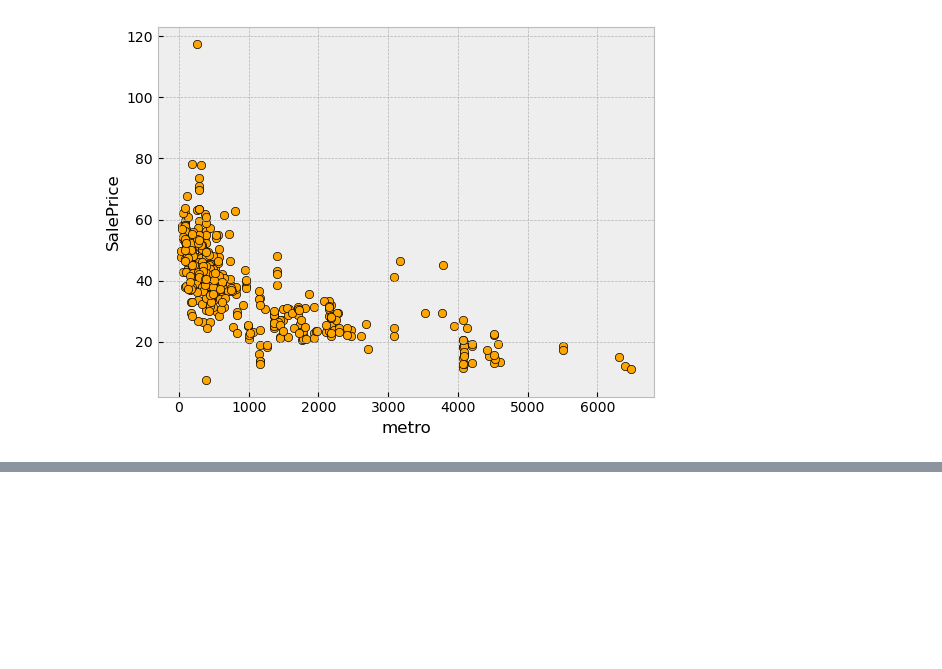
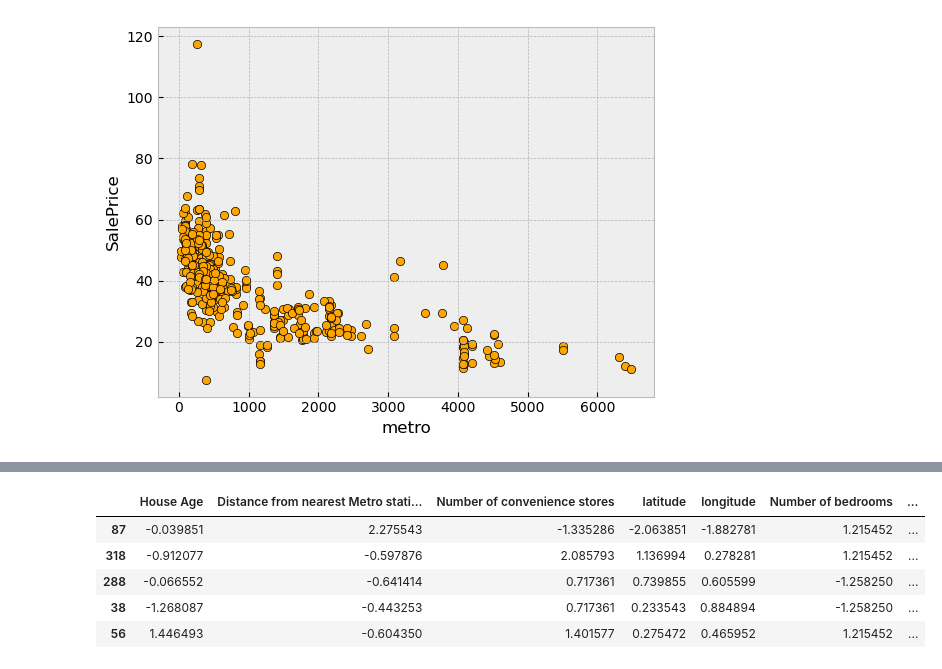
Before and after one commit to panwarcal/house-price-pred, a Jupyter notebook: ml.ipynb, the cells around one changed output, grey strips where cells are left out. Drawn from its saved outputs; the diff is of its cells as text; code cells hidden in the pictures; blank space fills up the shorter version.

```diff
--- a/ml.ipynb
+++ b/ml.ipynb
@@ -148,0 +161,15 @@ plt.xlabel("metro"); plt.ylabel("SalePrice");
+# %%
+from sklearn.preprocessing import StandardScaler
+
+scaler = StandardScaler()
+
+X_train.loc[:, X_train.columns] =scaler.fit_transform(X_train.loc[:, X_train.columns])
+# %%
+X_train.head()
+# %% [output]
+|  | House Age | Distance from nearest Metro stati... | Number of convenience stores | latitude | longitude | Number of bedrooms | ... |
+| 87 | -0.039851 | 2.275543 | -1.335286 | -2.063851 | -1.882781 | 1.215452 | ... |
+| 318 | -0.912077 | -0.597876 | 2.085793 | 1.136994 | 0.278281 | 1.215452 | ... |
+| 288 | -0.066552 | -0.641414 | 0.717361 | 0.739855 | 0.605599 | -1.258250 | ... |
+| 38 | -1.268087 | -0.443253 | 0.717361 | 0.233543 | 0.884894 | -1.258250 | ... |
+| 56 | 1.446493 | -0.604350 | 1.401577 | 0.275472 | 0.465952 | 1.215452 | ... |
```
Also changed, not shown: parts of 16 cells of this notebook.
